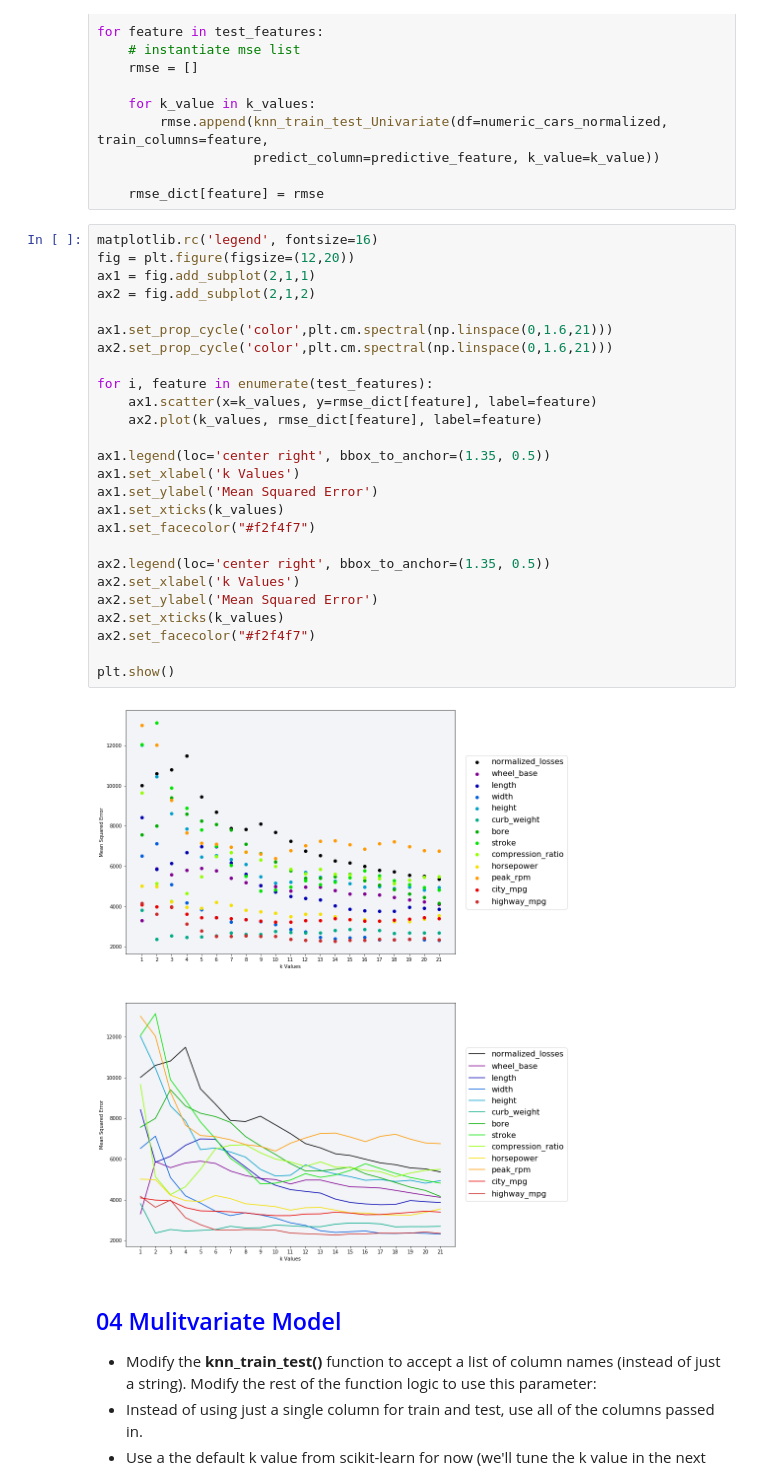
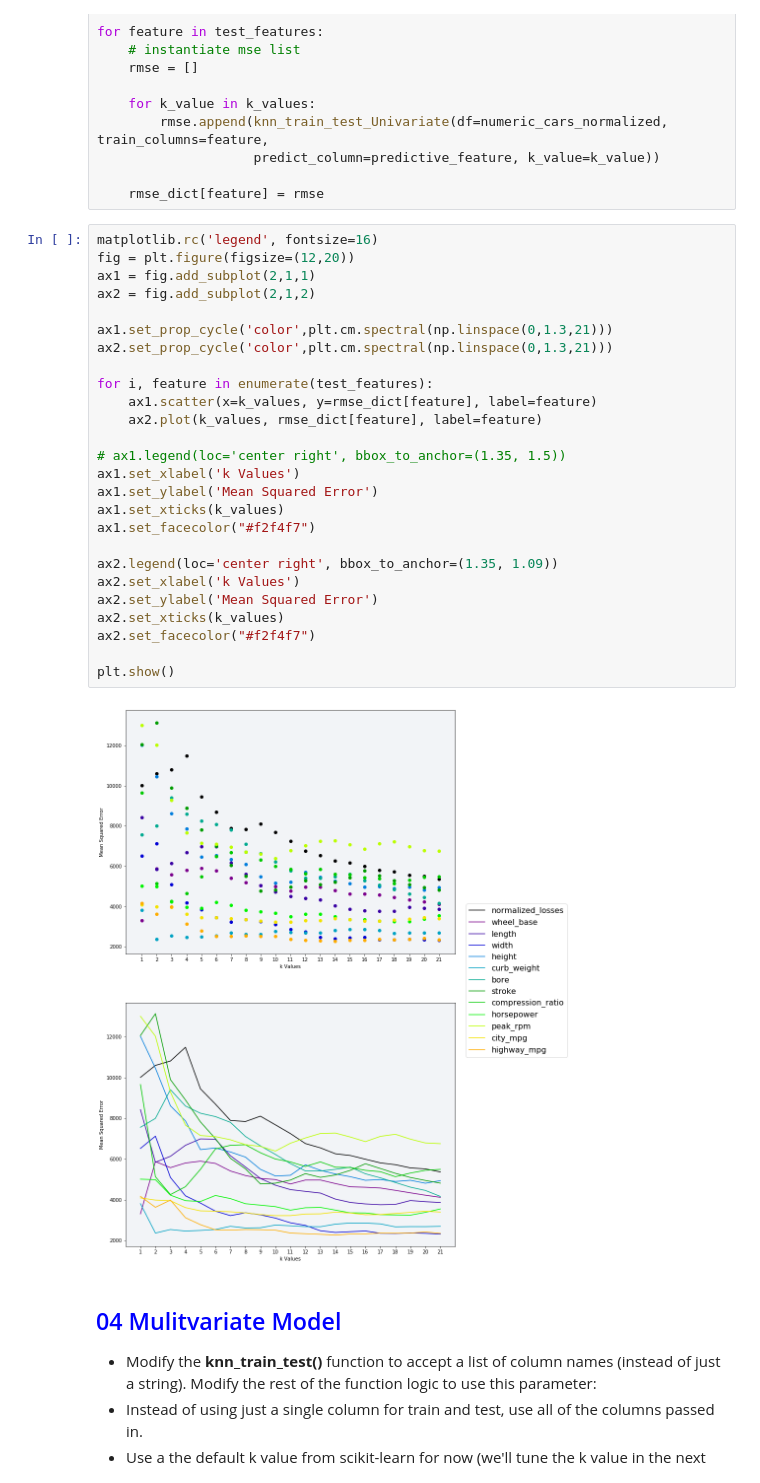
Before and after one commit to kitestring/DataQuest, a Jupyter notebook: 06_MachineLearning/01_ML_Fundamentals/06_GuidedProject_PredictingCarPrices/PredictingCarPrices.ipynb, the cells around one changed output. Cells and saved outputs as stored; diff of their text form.

```diff
--- a/06_MachineLearning/01_ML_Fundamentals/06_GuidedProject_PredictingCarPrices/PredictingCarPrices.ipynb
+++ b/06_MachineLearning/01_ML_Fundamentals/06_GuidedProject_PredictingCarPrices/PredictingCarPrices.ipynb
@@ -330,31 +344,31 @@ for feature in test_features:
 # %%
 matplotlib.rc('legend', fontsize=16)
 fig = plt.figure(figsize=(12,20))
 ax1 = fig.add_subplot(2,1,1)
 ax2 = fig.add_subplot(2,1,2)
 
-ax1.set_prop_cycle('color',plt.cm.spectral(np.linspace(0,1.6,21)))
-ax2.set_prop_cycle('color',plt.cm.spectral(np.linspace(0,1.6,21)))
+ax1.set_prop_cycle('color',plt.cm.spectral(np.linspace(0,1.3,21)))
+ax2.set_prop_cycle('color',plt.cm.spectral(np.linspace(0,1.3,21)))
 
 for i, feature in enumerate(test_features):
     ax1.scatter(x=k_values, y=rmse_dict[feature], label=feature)
     ax2.plot(k_values, rmse_dict[feature], label=feature)
 
-ax1.legend(loc='center right', bbox_to_anchor=(1.35, 0.5))
+# ax1.legend(loc='center right', bbox_to_anchor=(1.35, 1.5))
 ax1.set_xlabel('k Values')
 ax1.set_ylabel('Mean Squared Error')
 ax1.set_xticks(k_values)
 ax1.set_facecolor("#f2f4f7")
 
-ax2.legend(loc='center right', bbox_to_anchor=(1.35, 0.5))
+ax2.legend(loc='center right', bbox_to_anchor=(1.35, 1.09))
 ax2.set_xlabel('k Values')
 ax2.set_ylabel('Mean Squared Error')
 ax2.set_xticks(k_values)
 ax2.set_facecolor("#f2f4f7")
 
 plt.show()
 # %% [output]
-[figure, old version]
+[figure, new version]
 # %% [markdown]
 ## <font color=blue>04 Mulitvariate Model</font>
 *  Modify the __knn_train_test()__ function to accept a list of column names (instead of just a string). Modify the rest of the function logic to use this parameter:
```
Also changed, not shown: parts of 13 cells of this notebook, 6 other files.
